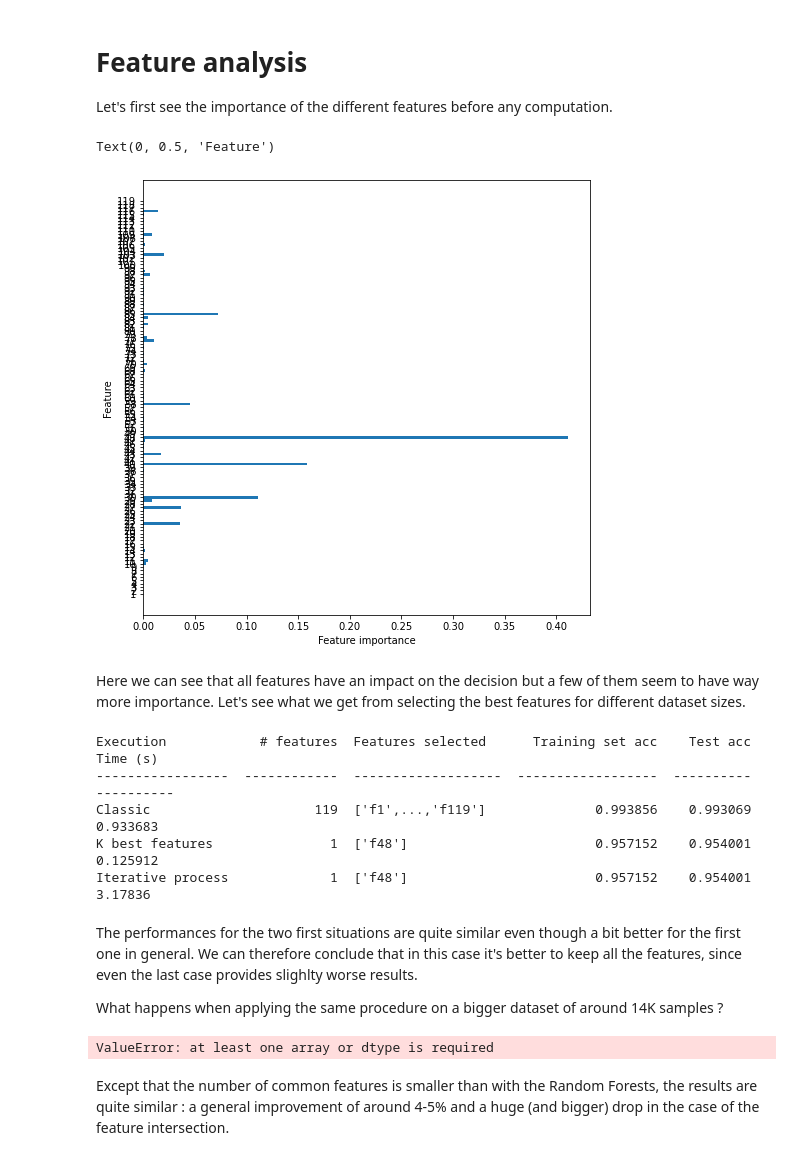
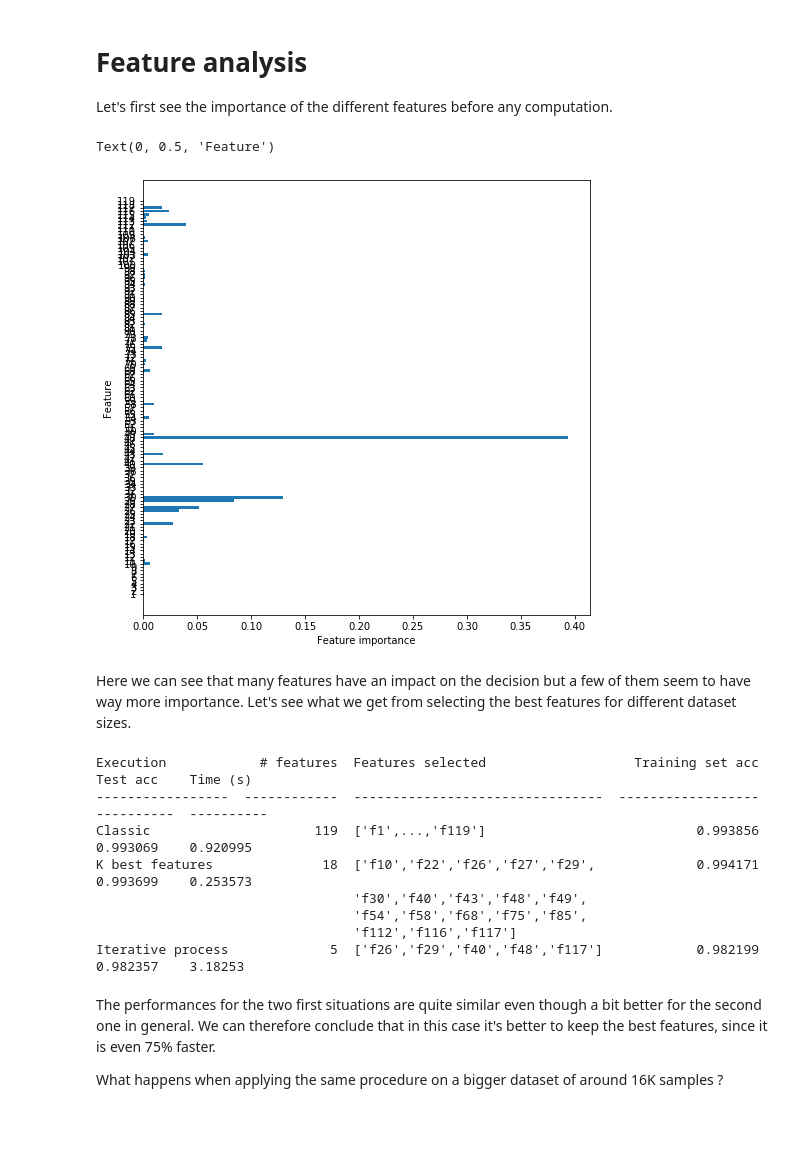
Before and after one commit to roussieau/masterthesis, a Jupyter notebook: src/machine_learning/trees/gradient_boosting/feature_analysis.ipynb, the cells around one changed output. Cells and saved outputs as stored; diff of their text form; code cells hidden in the pictures; blank space fills up the shorter version.

Commit message:
refactor gradient

```diff
--- a/src/machine_learning/trees/gradient_boosting/feature_analysis.ipynb
+++ b/src/machine_learning/trees/gradient_boosting/feature_analysis.ipynb
@@ -4,50 +15,36 @@ Let's first see the importance of the different features before any computation.
 # %%
-# Imports
-import pandas as pd
-import numpy as np
-import matplotlib.pyplot as plt
-from sklearn.model_selection import train_test_split
-from sklearn.ensemble import GradientBoostingClassifier
-
-import sys
-sys.path.append('../../utils')
-from utils import feature_selection
-
 gt = pd.read_csv('../../../dumps/various_sizes/8K.csv')
 cols = [col for col in gt.columns if col not in ['label']]
 data = gt[cols]
 target = gt['label']
 
 data_train, data_test, target_train, target_test = train_test_split(data,target, test_size = 0.20, random_state = 0)
 
-tree = GradientBoostingClassifier(n_estimators=10,max_depth=10,min_samples_leaf=5,random_state=0)
+tree = GradientBoostingClassifier(n_estimators=10,max_depth=5,random_state=0)
 tree.fit(data_train, target_train)
 n_features = data.shape[1]
 plt.rcParams["figure.figsize"] = (8,8)
 plt.barh(range(n_features), tree.feature_importances_, align='center')
 plt.yticks(np.arange(n_features), np.arange(1,120))
 plt.xlabel("Feature importance")
 plt.ylabel("Feature")
 # %% [output]
 Text(0, 0.5, 'Feature')
-[figure, old version]
+[figure, new version]
 # %% [markdown]
-Here we can see that all features have an impact on the decision but a few of them seem to have way more importance. Let's see what we get from selecting the best features for different dataset sizes.
+Here we can see that many features have an impact on the decision but a few of them seem to have way more importance. Let's see what we get from selecting the best features for different dataset sizes.
 # %%
-feature_selection('../../../dumps/various_sizes/8K.csv', "gradient", 0.15)
+feature_selection('../../../dumps/various_sizes/8K.csv', 'gradient')
 # %% [output]
-Execution            # features  Features selected      Training set acc    Test acc    Time (s)
------------------  ------------  -------------------  ------------------  ----------  ----------
-Classic                     119  ['f1',...,'f119']              0.993856    0.993069    0.933683
-K best features               1  ['f48']                        0.957152    0.954001    0.125912
-Iterative process             1  ['f48']                        0.957152    0.954001    3.17836
+Execution            # features  Features selected                   Training set acc    Test acc    Time (s)
+-----------------  ------------  --------------------------------  ------------------  ----------  ----------
+Classic                     119  ['f1',...,'f119']                           0.993856    0.993069    0.920995
+K best features              18  ['f10','f22','f26','f27','f29',             0.994171    0.993699    0.253573
+                                 'f30','f40','f43','f48','f49',
+                                 'f54','f58','f68','f75','f85',
+                                 'f112','f116','f117']
+Iterative process             5  ['f26','f29','f40','f48','f117']            0.982199    0.982357    3.18253
 # %% [markdown]
-The performances for the two first situations are quite similar even though a bit better for the first one in general. We can therefore conclude that in this case it's better to keep all the features, since even the last case provides slighlty worse results.
+The performances for the two first situations are quite similar even though a bit better for the second one in general. We can therefore conclude that in this case it's better to keep the best features, since it is even 75% faster.
 
-What happens when applying the same procedure on a bigger dataset of around 14K samples ?
+What happens when applying the same procedure on a bigger dataset of around 16K samples ?
-# %%
-feature_selection('../../../dumps/references/2020.03.11-17.39.csv',"gradient",0.15)
-# %% [output]
-ValueError: at least one array or dtype is required
-# %% [markdown]
-Except that the number of common features is smaller than with the Random Forests, the results are quite similar : a general improvement of around 4-5% and a huge (and bigger) drop in the case of the feature intersection.
```
Also changed, not shown: parts of 5 cells of this notebook, 26 other files.
